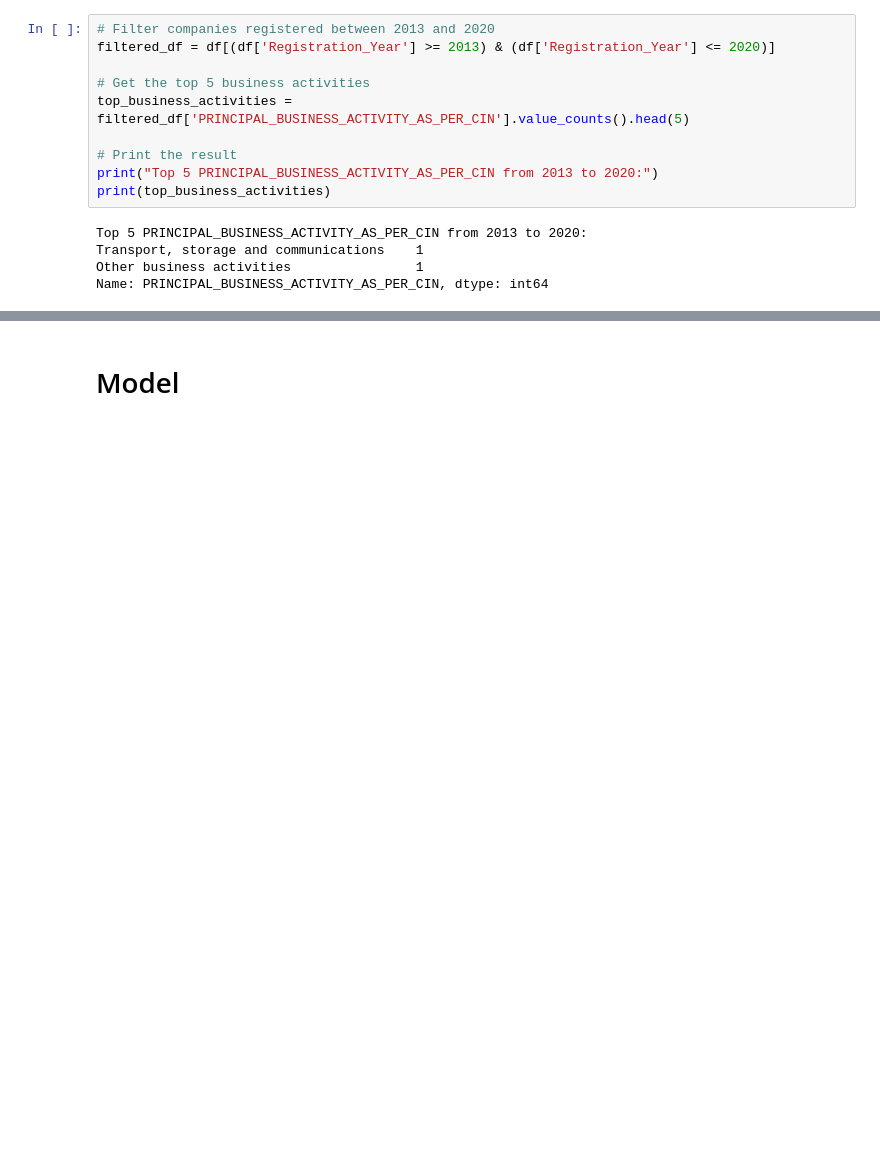
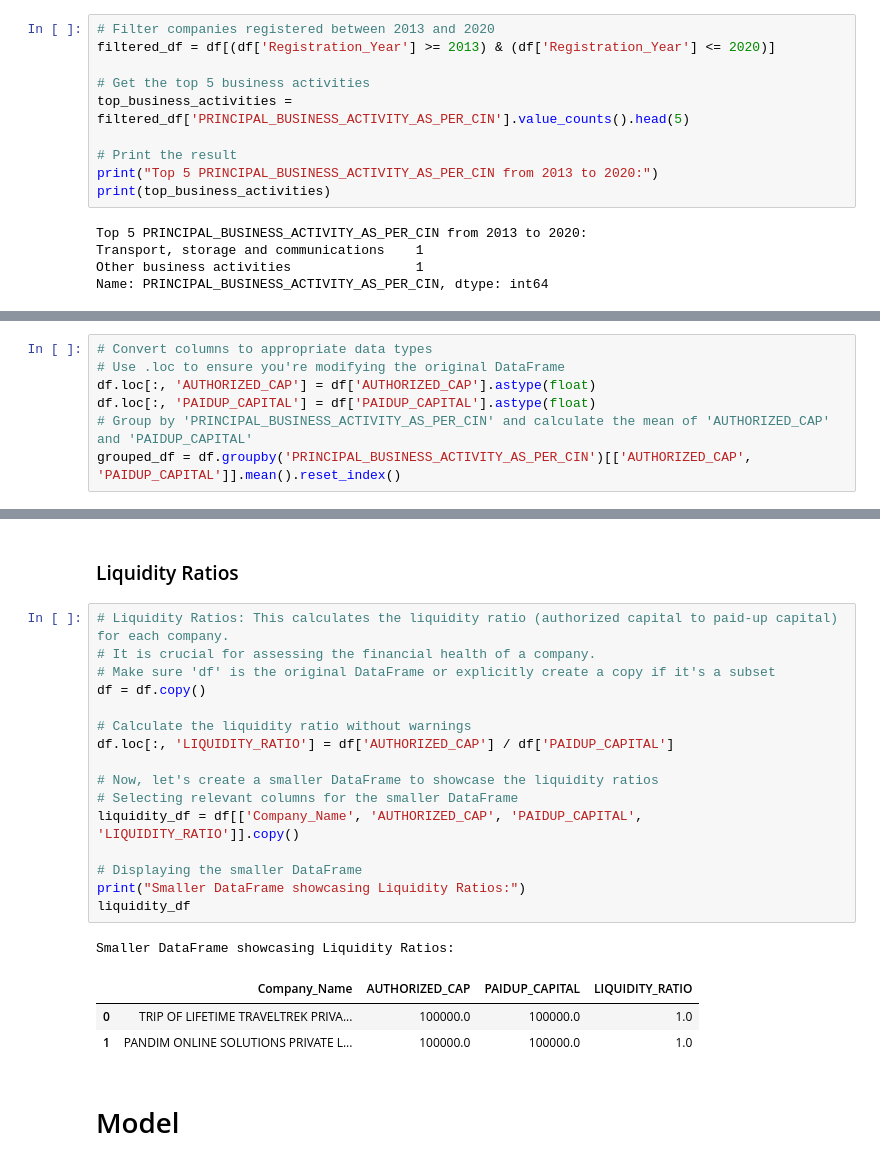
Before and after one commit to Soumiksb06/Statewise-business-comparison-and-forecast, a Jupyter notebook: SK_Companies.ipynb, the cells around one changed output, grey strips where cells are left out. Drawn from its saved outputs; the diff is of its cells as text; blank space fills up the shorter version.

```diff
--- a/SK_Companies.ipynb
+++ b/SK_Companies.ipynb
@@ -158,0 +161,7 @@ Name: PRINCIPAL_BUSINESS_ACTIVITY_AS_PER_CIN, dtype: int64
+# %%
+# Convert columns to appropriate data types
+# Use .loc to ensure you're modifying the original DataFrame
+df.loc[:, 'AUTHORIZED_CAP'] = df['AUTHORIZED_CAP'].astype(float)
+df.loc[:, 'PAIDUP_CAPITAL'] = df['PAIDUP_CAPITAL'].astype(float)
+# Group by 'PRINCIPAL_BUSINESS_ACTIVITY_AS_PER_CIN' and calculate the mean of 'AUTHORIZED_CAP' and 'PAIDUP_CAPITAL'
+grouped_df = df.groupby('PRINCIPAL_BUSINESS_ACTIVITY_AS_PER_CIN')[['AUTHORIZED_CAP', 'PAIDUP_CAPITAL']].mean().reset_index()
@@ -159,3 +209,26 @@ Name: PRINCIPAL_BUSINESS_ACTIVITY_AS_PER_CIN, dtype: int64
+# %% [markdown]
+### Liquidity Ratios
+# %%
+# Liquidity Ratios: This calculates the liquidity ratio (authorized capital to paid-up capital) for each company.
+# It is crucial for assessing the financial health of a company.
+# Make sure 'df' is the original DataFrame or explicitly create a copy if it's a subset
+df = df.copy()
+
+# Calculate the liquidity ratio without warnings
+df.loc[:, 'LIQUIDITY_RATIO'] = df['AUTHORIZED_CAP'] / df['PAIDUP_CAPITAL']
+
+# Now, let's create a smaller DataFrame to showcase the liquidity ratios
+# Selecting relevant columns for the smaller DataFrame
+liquidity_df = df[['Company_Name', 'AUTHORIZED_CAP', 'PAIDUP_CAPITAL', 'LIQUIDITY_RATIO']].copy()
+
+# Displaying the smaller DataFrame
+print("Smaller DataFrame showcasing Liquidity Ratios:")
+liquidity_df
+# %% [output]
+Smaller DataFrame showcasing Liquidity Ratios:
+|  | Company_Name | AUTHORIZED_CAP | PAIDUP_CAPITAL | LIQUIDITY_RATIO |
+| 0 | TRIP OF LIFETIME TRAVELTREK PRIVA... | 100000.0 | 100000.0 | 1.0 |
+| 1 | PANDIM ONLINE SOLUTIONS PRIVATE L... | 100000.0 | 100000.0 | 1.0 |
 # %% [markdown]
 # Model
 # %%
```
Also changed, not shown: parts of 10 cells of this notebook.
